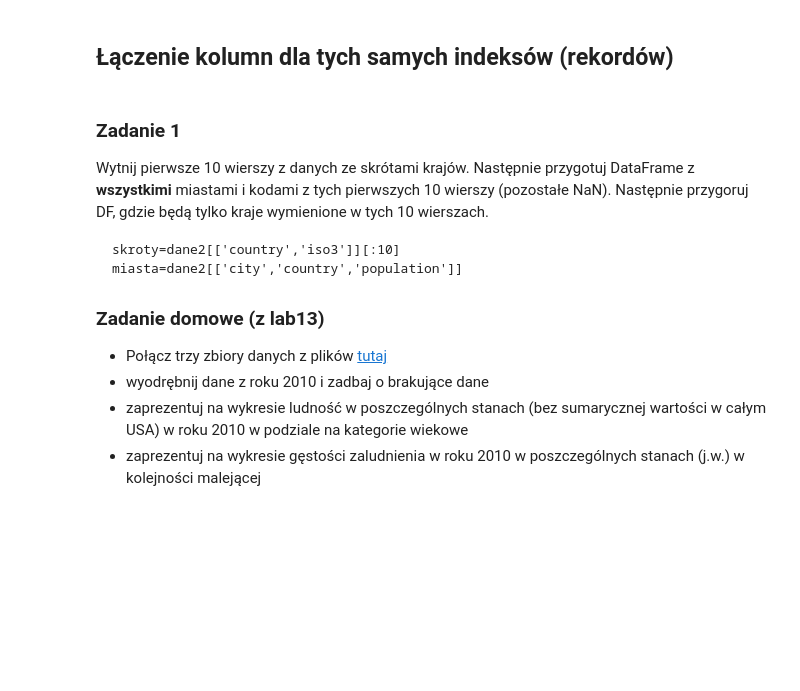
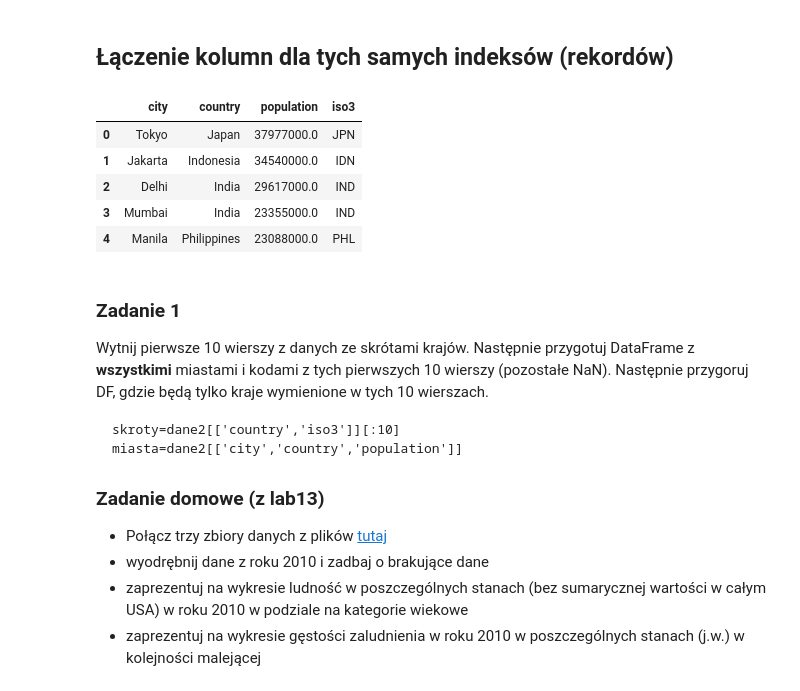
Before and after one commit to Aniaannaan/ObliczeniaNaukowe, a Jupyter notebook: Pandas2_live.ipynb, the cells around one changed output. Cells and saved outputs as stored; diff of their text form; code cells hidden in the pictures; blank space fills up the shorter version.

```diff
--- a/Pandas2_live.ipynb
+++ b/Pandas2_live.ipynb
@@ -388,3 +386,14 @@ df3=mpd.merge(dane_ludnosc,dane_country)
+# %%
+dane_country.drop_duplicates(inplace=True)
+df3=pd.merge(dane_ludnosc,dane_country)
+df3
+# %% [output]
+|  | city | country | population | iso3 |
+| 0 | Tokyo | Japan | 37977000.0 | JPN |
+| 1 | Jakarta | Indonesia | 34540000.0 | IDN |
+| 2 | Delhi | India | 29617000.0 | IND |
+| 3 | Mumbai | India | 23355000.0 | IND |
+| 4 | Manila | Philippines | 23088000.0 | PHL |
 # %% [markdown]
 ### Zadanie 1
 Wytnij pierwsze 10 wierszy z danych ze skrótami krajów. Następnie przygotuj DataFrame z **wszystkimi** miastami i kodami z tych pierwszych 10 wierszy (pozostałe NaN). Następnie przygoruj DF, gdzie będą tylko kraje wymienione w tych 10 wierszach.
```
Also changed, not shown: parts of 4 cells of this notebook.
